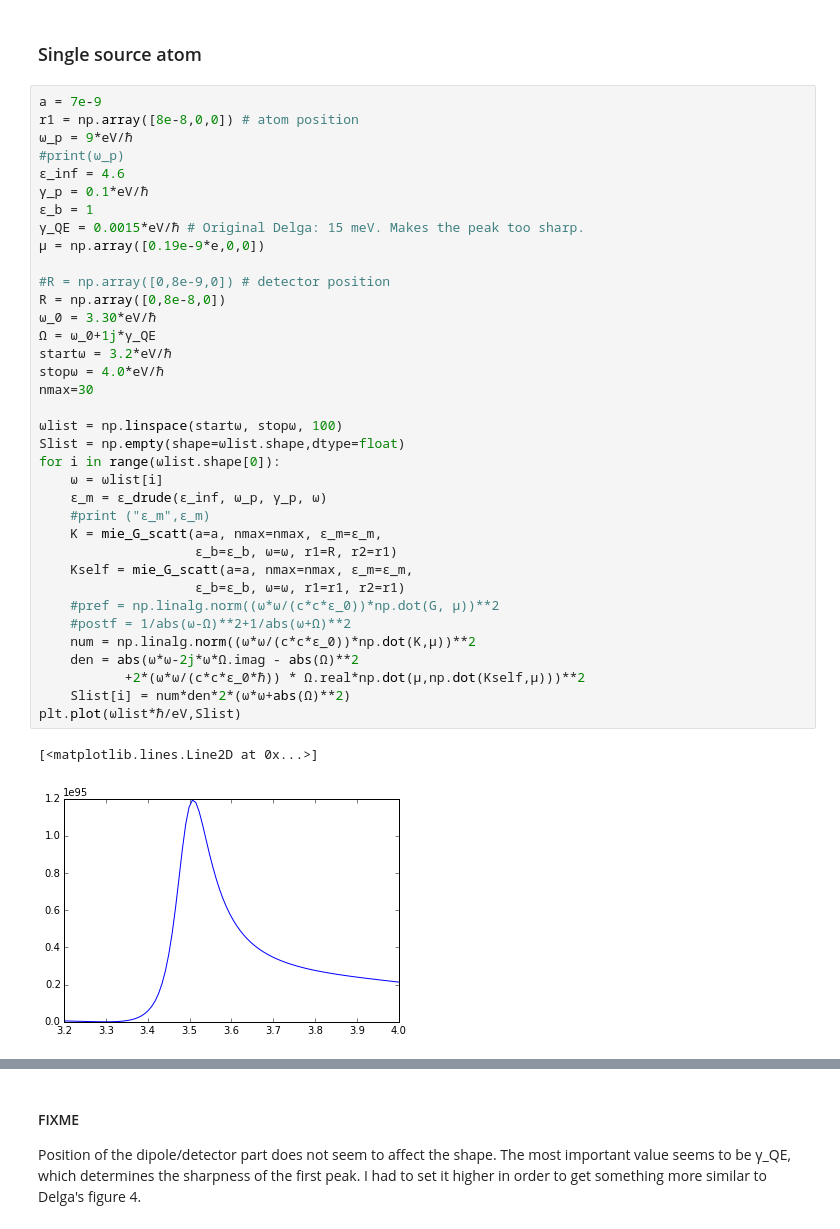
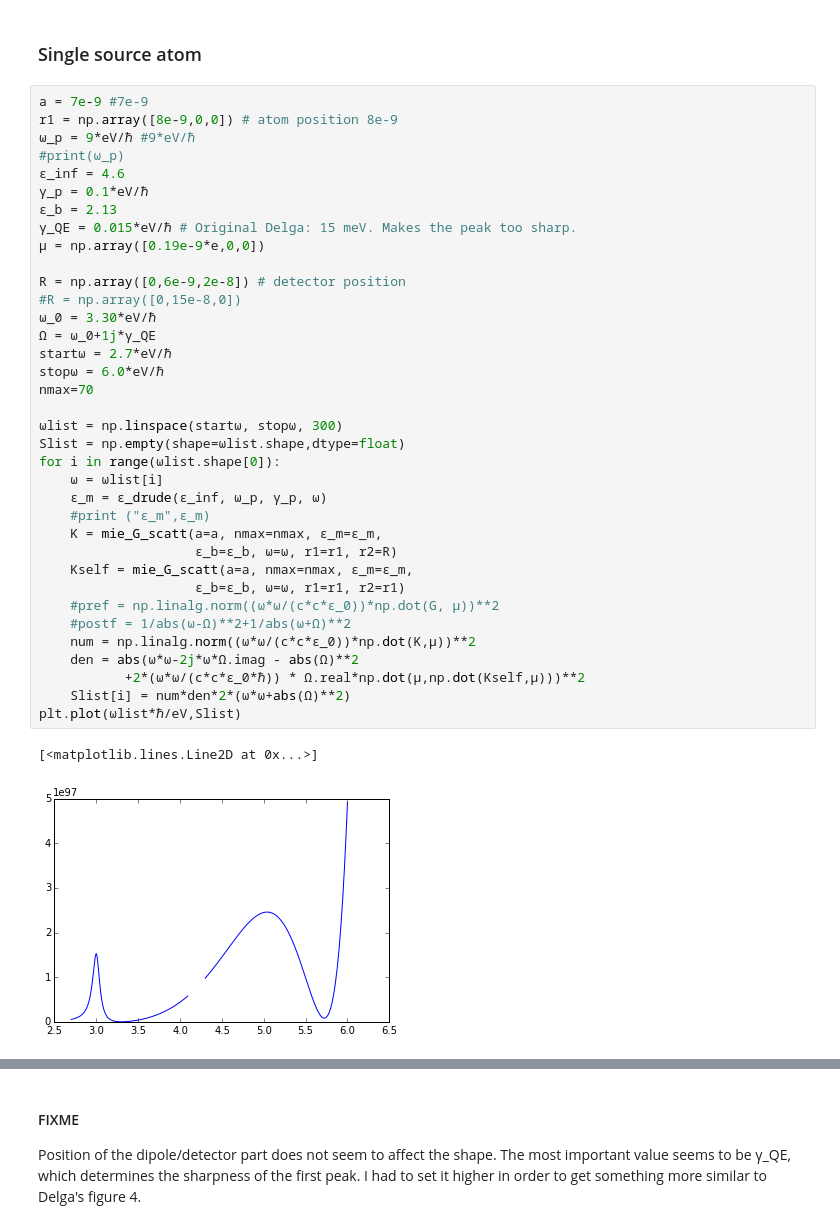
Before and after one commit to texnokrates/dicke, a Jupyter notebook: ipynotebooks/scattering.ipynb, the cells around one changed output, grey strips where cells are left out. Drawn from its saved outputs; the diff is of its cells as text.

```diff
--- a/ipynotebooks/scattering.ipynb
+++ b/ipynotebooks/scattering.ipynb
@@ -187,44 +188,44 @@ import matplotlib.pyplot as plt
 # %% [markdown]
 ### Single source atom
 # %%
-a = 7e-9
-r1 = np.array([8e-8,0,0]) # atom position
-ω_p = 9*eV/ℏ
+a = 7e-9 #7e-9
+r1 = np.array([8e-9,0,0]) # atom position 8e-9
+ω_p = 9*eV/ℏ #9*eV/ℏ
 #print(ω_p)
 ε_inf = 4.6
 γ_p = 0.1*eV/ℏ
-ε_b = 1
-γ_QE = 0.0015*eV/ℏ # Original Delga: 15 meV. Makes the peak too sharp.
+ε_b = 2.13
+γ_QE = 0.015*eV/ℏ # Original Delga: 15 meV. Makes the peak too sharp.
 μ = np.array([0.19e-9*e,0,0])
 
-#R = np.array([0,8e-9,0]) # detector position
-R = np.array([0,8e-8,0])
+R = np.array([0,6e-9,2e-8]) # detector position
+#R = np.array([0,15e-8,0])
 ω_0 = 3.30*eV/ℏ
 Ω = ω_0+1j*γ_QE
-startω = 3.2*eV/ℏ
-stopω = 4.0*eV/ℏ
-nmax=30
+startω = 2.7*eV/ℏ
+stopω = 6.0*eV/ℏ
+nmax=70
 
-ωlist = np.linspace(startω, stopω, 100)
+ωlist = np.linspace(startω, stopω, 300)
 Slist = np.empty(shape=ωlist.shape,dtype=float)
 for i in range(ωlist.shape[0]):
     ω = ωlist[i]
     ε_m = ε_drude(ε_inf, ω_p, γ_p, ω)
     #print ("ε_m",ε_m)
     K = mie_G_scatt(a=a, nmax=nmax, ε_m=ε_m,
-                    ε_b=ε_b, ω=ω, r1=R, r2=r1)
+                    ε_b=ε_b, ω=ω, r1=r1, r2=R)
     Kself = mie_G_scatt(a=a, nmax=nmax, ε_m=ε_m,
                     ε_b=ε_b, ω=ω, r1=r1, r2=r1)
     #pref = np.linalg.norm((ω*ω/(c*c*ε_0))*np.dot(G, μ))**2
     #postf = 1/abs(ω-Ω)**2+1/abs(ω+Ω)**2
     num = np.linalg.norm((ω*ω/(c*c*ε_0))*np.dot(K,μ))**2
     den = abs(ω*ω-2j*ω*Ω.imag - abs(Ω)**2
            +2*(ω*ω/(c*c*ε_0*ℏ)) * Ω.real*np.dot(μ,np.dot(Kself,μ)))**2
     Slist[i] = num*den*2*(ω*ω+abs(Ω)**2)
 plt.plot(ωlist*ℏ/eV,Slist)
 # %% [output]
 [<matplotlib.lines.Line2D at 0x...>]
-[figure, old version]
+[figure, new version]
 # %%
 import matplotlib.cm as cm
 from matplotlib.colors import LogNorm
```
Also changed, not shown: parts of 10 cells of this notebook.
